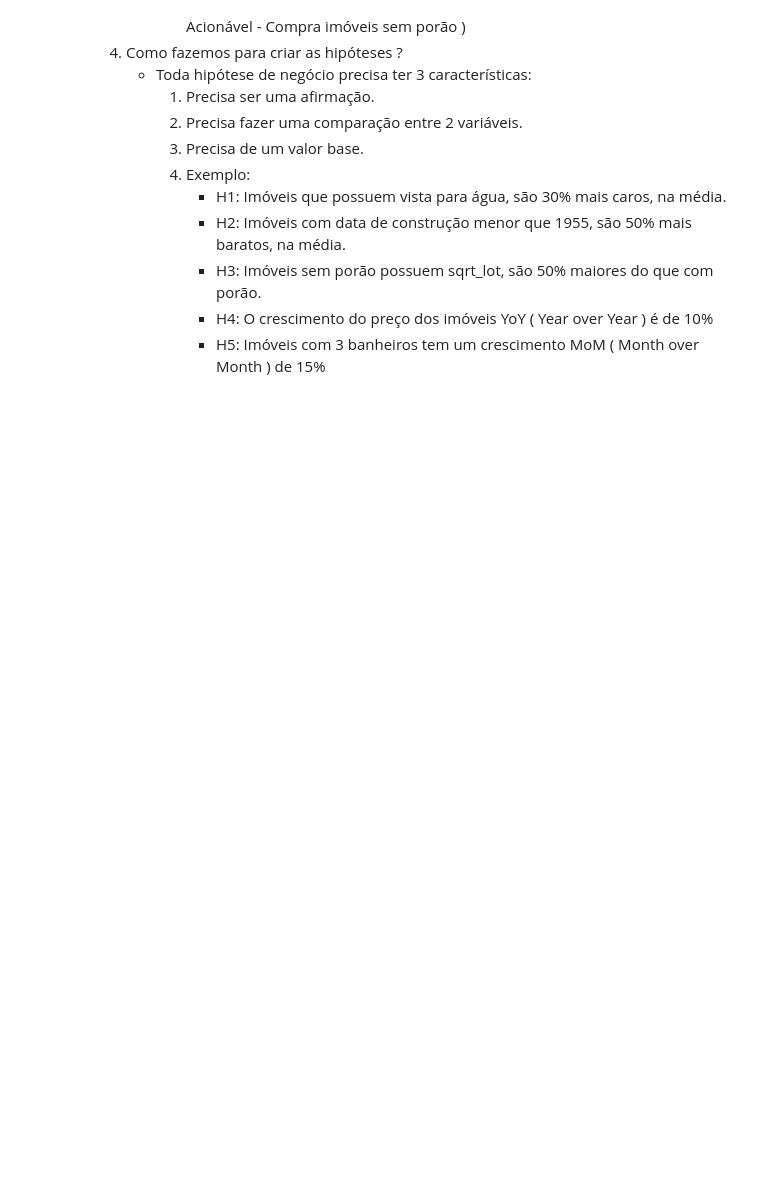
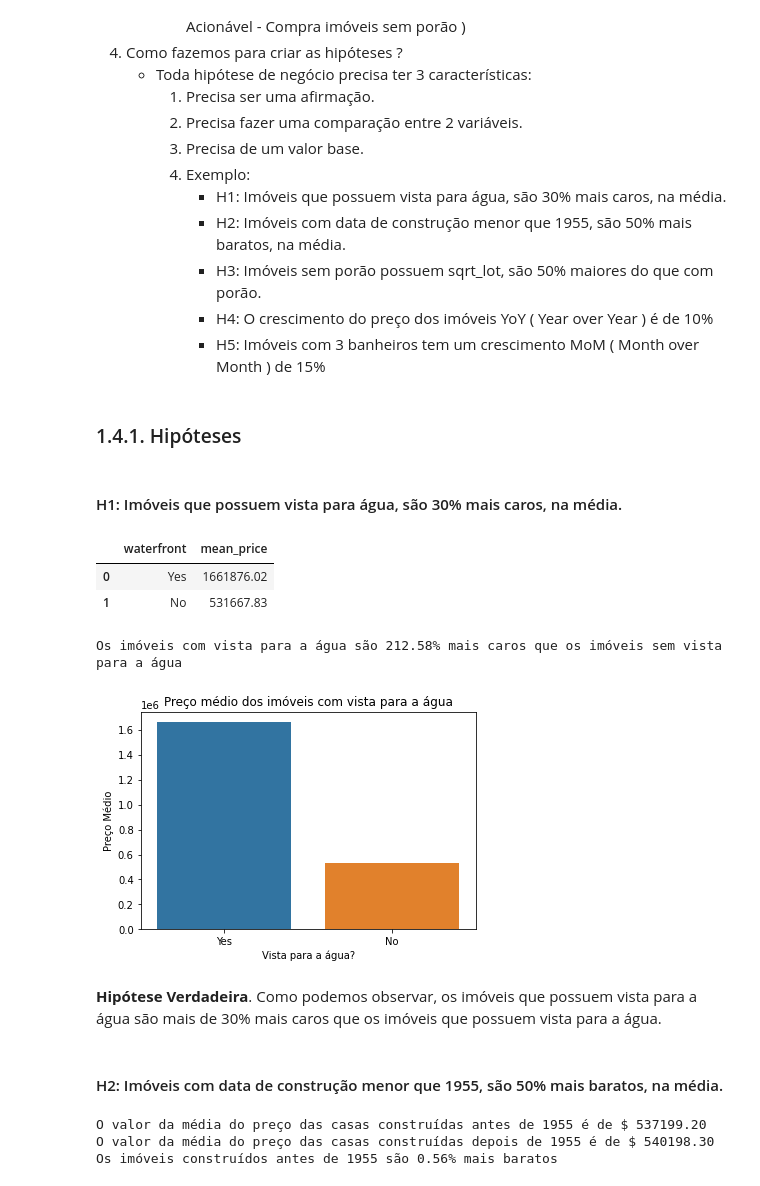
Before and after one commit to PedroFerraresi/houserocket, a Jupyter notebook: notebooks/pf_v2.0.ipynb, the cells around one changed output. Saved outputs shown, nothing was run; the diff lists cells and outputs as text; code cells hidden in the pictures; blank space fills up the shorter version.

Commit message:
Iniciado a verificação das hipóteses

```diff
--- a/notebooks/pf_v2.0.ipynb
+++ b/notebooks/pf_v2.0.ipynb
@@ -3,6 +3,9 @@
 # %%
 import pandas as pd
 import numpy as np
+import seaborn as sns
+
+sns.set(rc={'figure.figsize':(12,8)})
 # %% [markdown]
 ## Helper Functions
 # %%
@@ -186,0 +197,3 @@ df_numerical
+# %%
+df1['date'] = pd.to_datetime(df1['date'])
+df1.dtypes
@@ -207,3 +248,64 @@ df_numerical
             * H3: Imóveis sem porão possuem sqrt_lot, são 50% maiores do que com porão.
             * H4: O crescimento do preço dos imóveis YoY ( Year over Year ) é de 10%
             * H5: Imóveis com 3 banheiros tem um crescimento MoM ( Month over Month ) de 15%
+# %% [markdown]
+### 1.4.1. Hipóteses
+# %% [markdown]
+#### H1: Imóveis que possuem vista para água, são 30% mais caros, na média.
+# %%
+df_grouped_waterfront = df1.loc[:, ['waterfront', 'price']].groupby('waterfront').agg(
+    mean_price = pd.NamedAgg('price', 'mean')
+)
+
+df_grouped_waterfront = df_grouped_waterfront.sort_values('mean_price', ascending=False).reset_index()
+
+df_grouped_waterfront['mean_price'] = df_grouped_waterfront['mean_price'].apply(lambda x: float(f'{x:.2f}') )
+df_grouped_waterfront['waterfront'] = df_grouped_waterfront['waterfront'].apply(lambda x: 'Yes' if x == 1 else 'No')
+
+df_grouped_waterfront
+# %% [output]
+|  | waterfront | mean_price |
+| 0 | Yes | 1661876.02 |
+| 1 | No | 531667.83 |
+# %%
+with_view = df_grouped_waterfront.iloc[0, 1]
+with_no_view = df_grouped_waterfront.iloc[1, 1]
+
+print(f'Os imóveis com vista para a água são { round( ((with_view * 100) / with_no_view) - 100, 2)}% mais caros que os imóveis sem vista para a água')
+# %% [output]
+Os imóveis com vista para a água são 212.58% mais caros que os imóveis sem vista para a água
+# %%
+from typing import Container
+
+
+ax = sns.barplot(
+    data = df_grouped_waterfront,
+    x = 'waterfront',
+    y = 'mean_price',
+)
+
+ax = ax.set(
+    xlabel = 'Vista para a água?',
+    ylabel = 'Preço Médio',
+    title = 'Preço médio dos imóveis com vista para a água'
+)
+# %% [output]
+[figure, added]
+# %% [markdown]
+**Hipótese Verdadeira**. Como podemos observar, os imóveis que possuem vista para a água são mais de 30% mais caros que os imóveis que possuem vista para a água.
+# %% [markdown]
+#### H2: Imóveis com data de construção menor que 1955, são 50% mais baratos, na média.
+# %%
+df_year_before = df1.loc[df1['yr_built'] < 1955, :]
+df_year_after = df1.loc[~df1['yr_built'] < 1955, :]
+
+year_before_price_mean = df_year_before.loc[:, 'price'].mean()
+year_after_price_mean = df_year_after.loc[:, 'price'].mean()
+
+print(f'O valor da média do preço das casas construídas antes de 1955 é de $ {year_before_price_mean:.2f}')
+print(f'O valor da média do preço das casas construídas depois de 1955 é de $ {year_after_price_mean:.2f}')
+print(f'Os imóveis construídos antes de 1955 são {round( 100 - ( ( year_before_price_mean * 100) / year_after_price_mean ), 2)}% mais baratos')
+# %% [output]
+O valor da média do preço das casas construídas antes de 1955 é de $ 537199.20
+O valor da média do preço das casas construídas depois de 1955 é de $ 540198.30
+Os imóveis construídos antes de 1955 são 0.56% mais baratos
```
Also changed, not shown: parts of 34 cells of this notebook.
